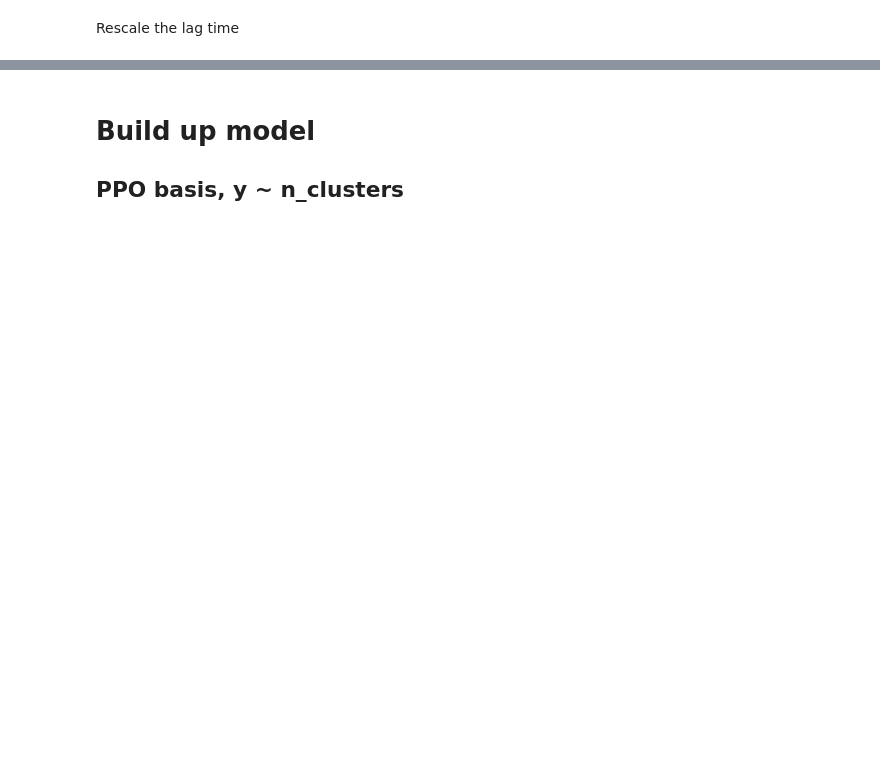
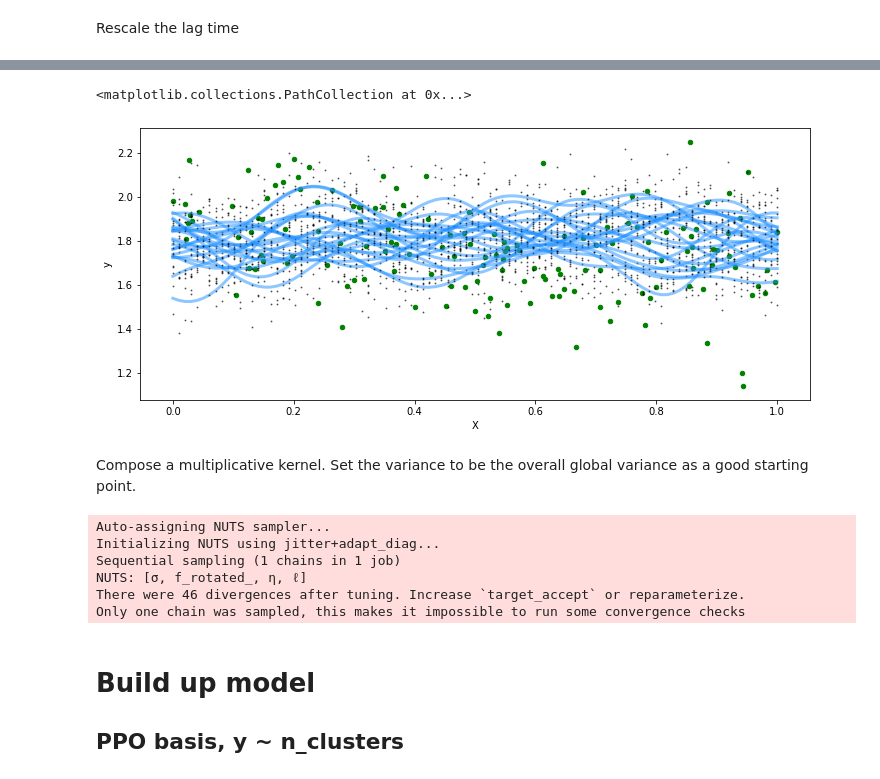
Before and after one commit to RobertArbon/optimize-fs-peptide, a Jupyter notebook: fit_gp_model.ipynb, the cells around one changed output, grey strips where cells are left out. Cells and saved outputs as stored; diff of their text form; code cells hidden in the pictures; blank space fills up the shorter version.

Commit message:
trying to fit gp model with pymc3 now

```diff
--- a/fit_gp_model.ipynb
+++ b/fit_gp_model.ipynb
@@ -45,0 +129,37 @@ df_sobl = df.loc[df['method']=='random', :].loc[:, ['mean_test_score', 'var_test
+# %%
+# set the seed
+np.random.seed(1)
+fig, ax = plt.subplots(figsize=(12,5))
+n = 100 # The number of data points
+X = np.linspace(0, 1, n)[:, None] # The inputs to the GP, they must be arranged as a column vector
+
+# Define the true covariance function and its parameters
+l_true = 0.1
+eta_true = 0.1
+cov_func = eta_true**2 * pm.gp.cov.ExpQuad(1, l_true)
+
+# A mean function that is zero everywhere
+mean_func = pm.gp.mean.Constant(c=1.8)
+
+for i in range(20):
+    # The latent function values are one sample from a multivariate normal
+    # Note that we have to call `eval()` because PyMC3 built on top of Theano
+    f_true = np.random.multivariate_normal(mean_func(X).eval(),
+                                           cov_func(X).eval() + 1e-8*np.eye(n), 1).flatten()
+
+    # The observed data is the latent function plus a small amount of T distributed noise
+    # The standard deviation of the noise is `sigma`, and the degrees of freedom is `nu`
+    sigma_true = 0.1
+    y = f_true + np.random.normal(size=n, loc=0, scale=sigma_true)
+
+    ## Plot the data and the unobserved latent function
+
+    ax.plot(X, f_true, "dodgerblue", lw=3, label="True f", alpha=0.5);
+    ax.plot(X, y, 'ok', ms=1, label="Data",alpha=0.5);
+    ax.set_xlabel("X"); ax.set_ylabel("y");
+
+
+ax.scatter(x_scaled.loc[:, 'n_clusters'].values, y_obs, color='g', s=20, alpha=1)
+# %% [output]
+<matplotlib.collections.PathCollection at 0x...>
+[figure, added]
@@ -46,3 +168,27 @@ df_sobl = df.loc[df['method']=='random', :].loc[:, ['mean_test_score', 'var_test
+# %% [markdown]
+Compose a multiplicative kernel. Set the variance to be the overall global variance as a good starting point.
+# %%
+with pm.Model() as model:
+
+    ℓ = pm.Gamma("ℓ", alpha=2, beta=1)
+    η = pm.HalfCauchy("η", beta=5)
+
+    cov = η**2 * pm.gp.cov.ExpQuad(1, ℓ)
+    gp = pm.gp.Latent(cov_func=cov)
+
+    f = gp.prior("f", X=X[:10, :])
+
+    σ = pm.HalfCauchy("σ", beta=5)
+    y_ = pm.Normal("y", mu=f, sigma=σ, observed=y[:10])
+
+    trace = pm.sample(1000, chains=1)
+# %% [output]
+Auto-assigning NUTS sampler...
+Initializing NUTS using jitter+adapt_diag...
+Sequential sampling (1 chains in 1 job)
+NUTS: [σ, f_rotated_, η, ℓ]
+There were 46 divergences after tuning. Increase `target_accept` or reparameterize.
+Only one chain was sampled, this makes it impossible to run some convergence checks
 # %% [markdown]
 # Build up model
 
```
Also changed, not shown: parts of 37 cells of this notebook.
